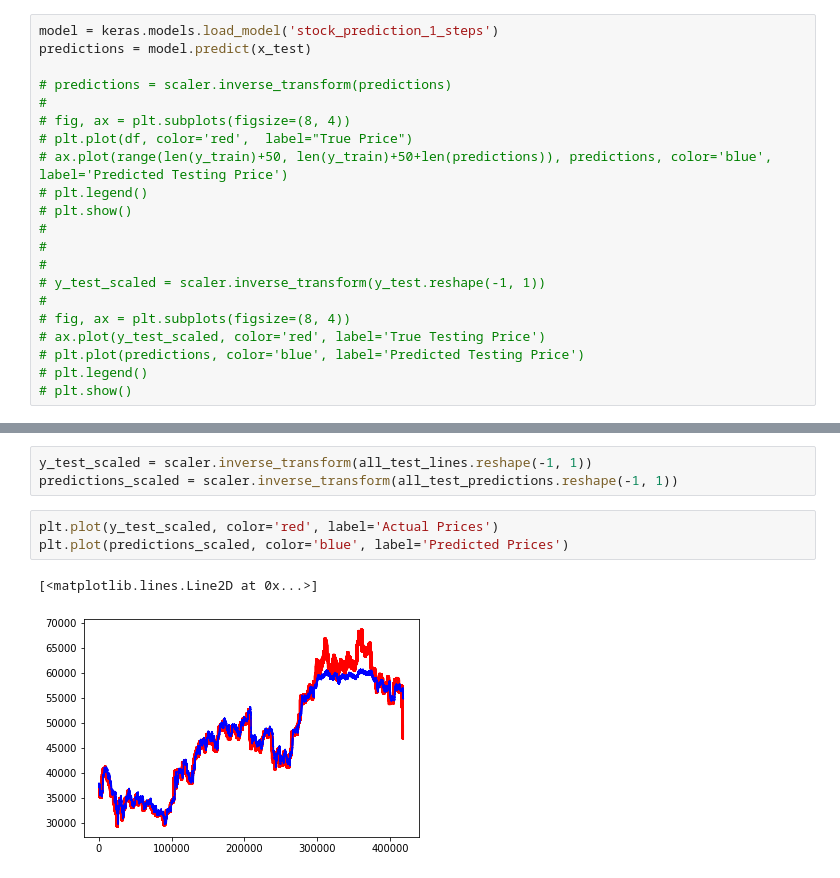
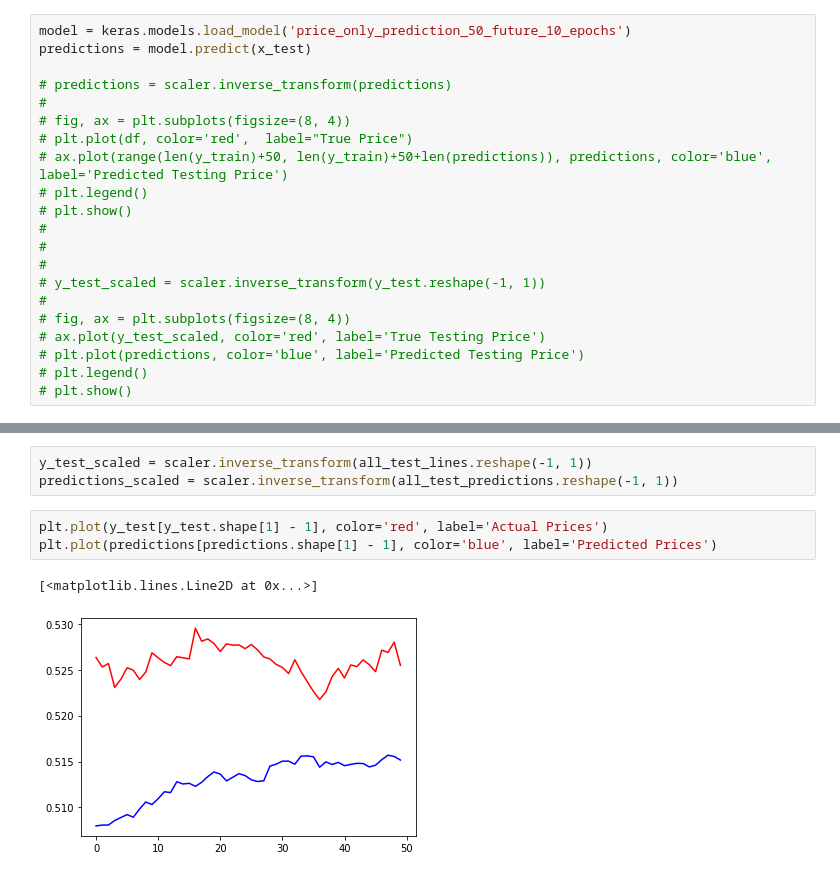
Before and after one commit to StefanOprita/AI-Predictie-de-pret, a Jupyter notebook: LSTM/bianca.ipynb, the cells around one changed output, grey strips where cells are left out. Drawn from its saved outputs; the diff is of its cells as text.

Commit message:
made the last model work

```diff
--- a/LSTM/bianca.ipynb
+++ b/LSTM/bianca.ipynb
@@ -203,5 +149,5 @@ KeyboardInterrupt:
 # %%
-model = keras.models.load_model('stock_prediction_1_steps')
+model = keras.models.load_model('price_only_prediction_50_future_10_epochs')
 predictions = model.predict(x_test)
 
 # predictions = scaler.inverse_transform(predictions)
@@ -266,8 +184,8 @@ all_test_predictions = np.concatenate(predictions)
 y_test_scaled = scaler.inverse_transform(all_test_lines.reshape(-1, 1))
 predictions_scaled = scaler.inverse_transform(all_test_predictions.reshape(-1, 1))
 # %%
-plt.plot(y_test_scaled, color='red', label='Actual Prices')
-plt.plot(predictions_scaled, color='blue', label='Predicted Prices')
+plt.plot(y_test[y_test.shape[1] - 1], color='red', label='Actual Prices')
+plt.plot(predictions[predictions.shape[1] - 1], color='blue', label='Predicted Prices')
 # %% [output]
 [<matplotlib.lines.Line2D at 0x...>]
-[figure, old version]
+[figure, new version]
```
Also changed, not shown: parts of 7 cells of this notebook, 1 other file.
